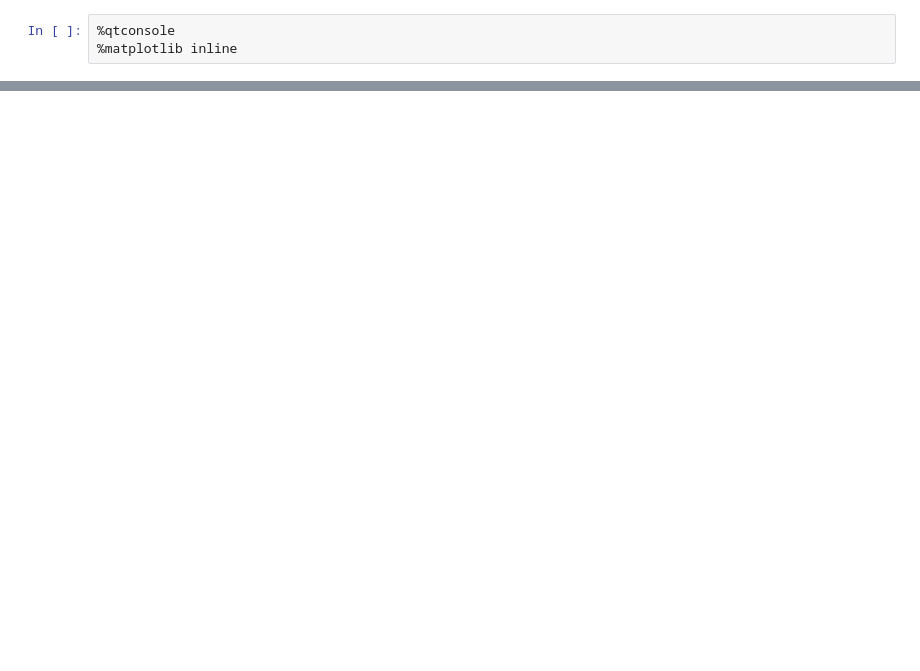
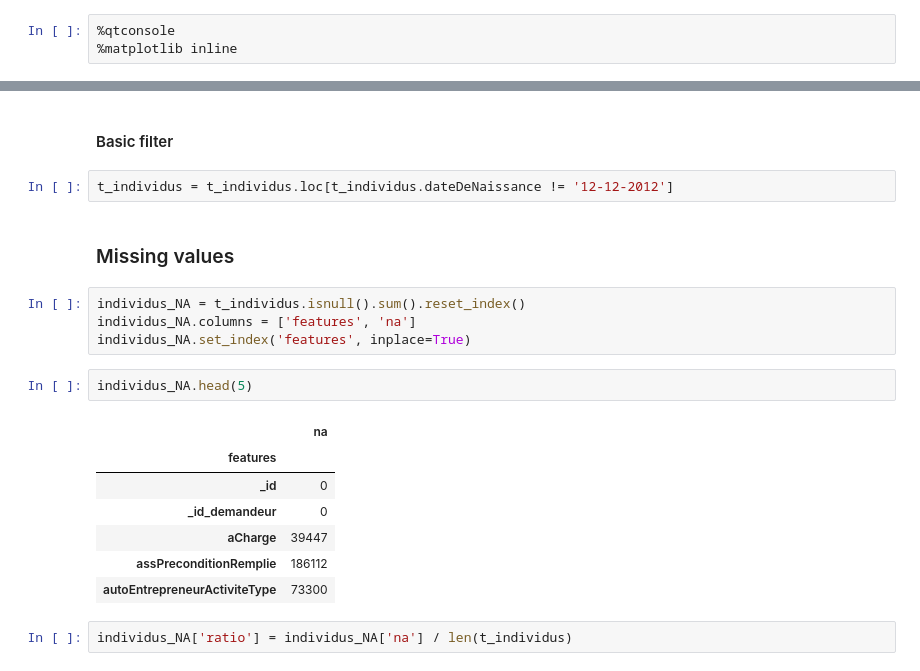
Before and after one commit to betagouv/mes-aides-analytics, a Jupyter notebook: python/stats_descr.ipynb, the cells around one changed output, grey strips where cells are left out. Saved outputs shown, nothing was run; the diff lists cells and outputs as text; blank space fills up the shorter version.

```diff
--- a/python/stats_descr.ipynb
+++ b/python/stats_descr.ipynb
@@ -34,0 +62,22 @@ dtype: int64
+# %% [markdown]
+#### Basic filter
+# %%
+t_individus = t_individus.loc[t_individus.dateDeNaissance != '12-12-2012']
+# %% [markdown]
+### Missing values
+# %%
+individus_NA = t_individus.isnull().sum().reset_index()
+individus_NA.columns = ['features', 'na']
+individus_NA.set_index('features', inplace=True)
+# %%
+individus_NA.head(5)
+# %% [output]
+|  | na |
+| features |  |
+| _id | 0 |
+| _id_demandeur | 0 |
+| aCharge | 39447 |
+| assPreconditionRemplie | 186112 |
+| autoEntrepreneurActiviteType | 73300 |
+# %%
+individus_NA['ratio'] = individus_NA['na'] / len(t_individus)
```
Also changed, not shown: parts of 32 cells of this notebook.
